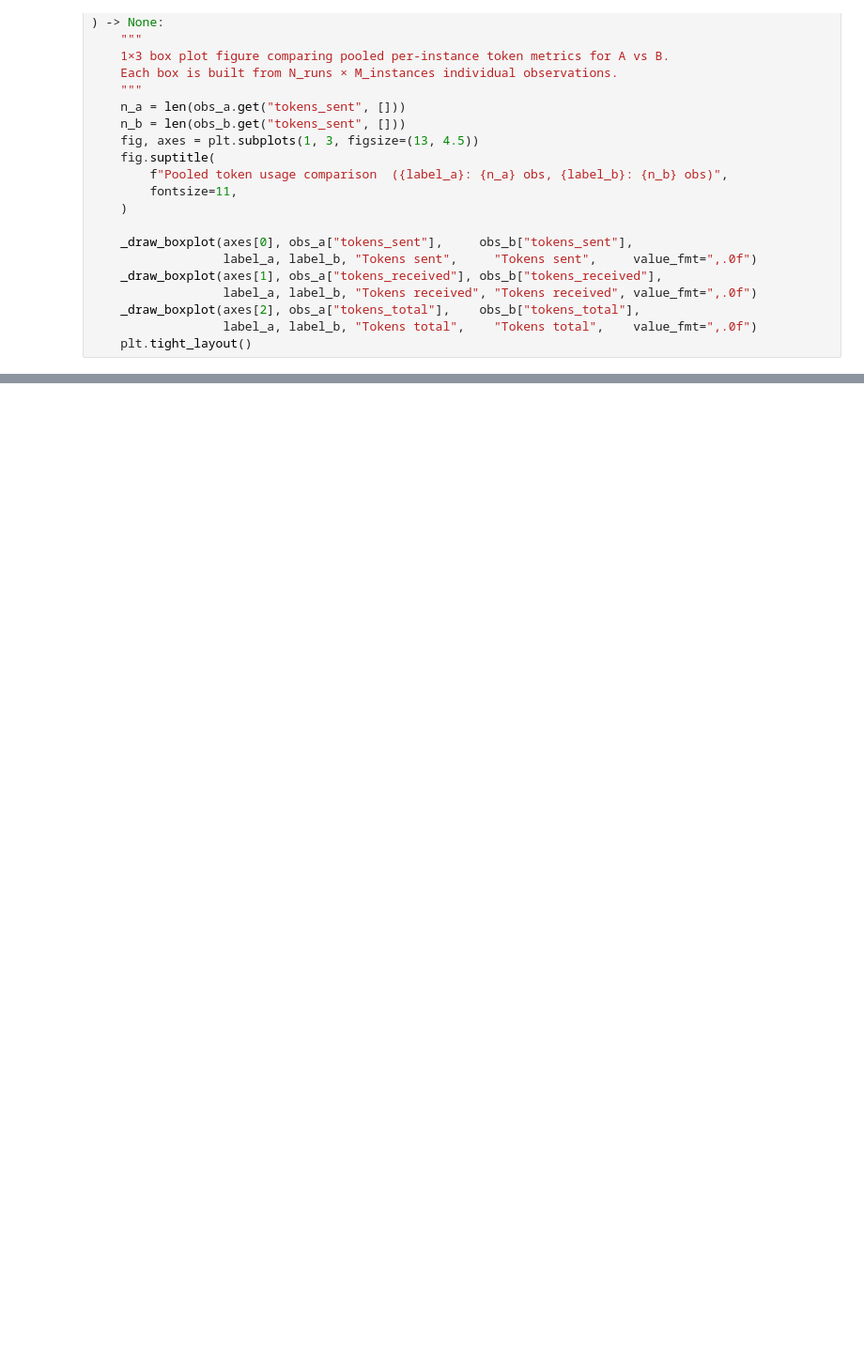
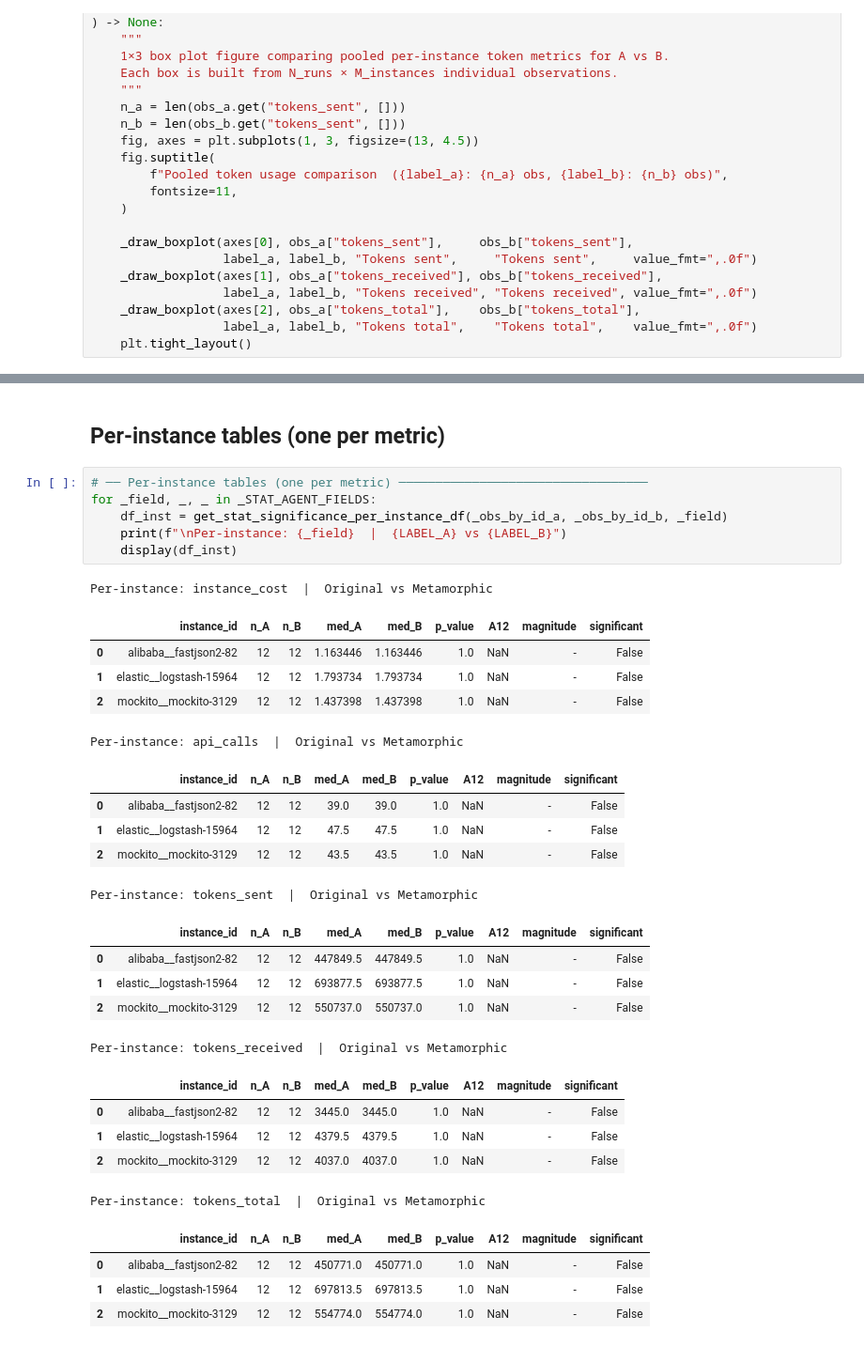
Before and after one commit to Vladislav0Art/thesis-metamorphic-eval, a Jupyter notebook: scripts/analysis.ipynb, the cells around one changed output, grey strips where cells are left out. Shown at 94% size. Drawn from its saved outputs; the diff is of its cells as text; blank space fills up the shorter version.

```diff
--- a/scripts/analysis.ipynb
+++ b/scripts/analysis.ipynb
@@ -768,0 +1069,34 @@ else:
+# %% [markdown]
+## Per-instance tables (one per metric)
+# %%
+# ── Per-instance tables (one per metric) ──────────────────────────────────
+for _field, _, _ in _STAT_AGENT_FIELDS:
+    df_inst = get_stat_significance_per_instance_df(_obs_by_id_a, _obs_by_id_b, _field)
+    print(f"\nPer-instance: {_field}  |  {LABEL_A} vs {LABEL_B}")
+    display(df_inst)
+# %% [output]
+Per-instance: instance_cost  |  Original vs Metamorphic
+|  | instance_id | n_A | n_B | med_A | med_B | p_value | A12 | magnitude | significant |
+| 0 | alibaba__fastjson2-82 | 12 | 12 | 1.163446 | 1.163446 | 1.0 | NaN | - | False |
+| 1 | elastic__logstash-15964 | 12 | 12 | 1.793734 | 1.793734 | 1.0 | NaN | - | False |
+| 2 | mockito__mockito-3129 | 12 | 12 | 1.437398 | 1.437398 | 1.0 | NaN | - | False |
+Per-instance: api_calls  |  Original vs Metamorphic
+|  | instance_id | n_A | n_B | med_A | med_B | p_value | A12 | magnitude | significant |
+| 0 | alibaba__fastjson2-82 | 12 | 12 | 39.0 | 39.0 | 1.0 | NaN | - | False |
+| 1 | elastic__logstash-15964 | 12 | 12 | 47.5 | 47.5 | 1.0 | NaN | - | False |
+| 2 | mockito__mockito-3129 | 12 | 12 | 43.5 | 43.5 | 1.0 | NaN | - | False |
+Per-instance: tokens_sent  |  Original vs Metamorphic
+|  | instance_id | n_A | n_B | med_A | med_B | p_value | A12 | magnitude | significant |
+| 0 | alibaba__fastjson2-82 | 12 | 12 | 447849.5 | 447849.5 | 1.0 | NaN | - | False |
+| 1 | elastic__logstash-15964 | 12 | 12 | 693877.5 | 693877.5 | 1.0 | NaN | - | False |
+| 2 | mockito__mockito-3129 | 12 | 12 | 550737.0 | 550737.0 | 1.0 | NaN | - | False |
+Per-instance: tokens_received  |  Original vs Metamorphic
+|  | instance_id | n_A | n_B | med_A | med_B | p_value | A12 | magnitude | significant |
+| 0 | alibaba__fastjson2-82 | 12 | 12 | 3445.0 | 3445.0 | 1.0 | NaN | - | False |
+| 1 | elastic__logstash-15964 | 12 | 12 | 4379.5 | 4379.5 | 1.0 | NaN | - | False |
+| 2 | mockito__mockito-3129 | 12 | 12 | 4037.0 | 4037.0 | 1.0 | NaN | - | False |
+Per-instance: tokens_total  |  Original vs Metamorphic
+|  | instance_id | n_A | n_B | med_A | med_B | p_value | A12 | magnitude | significant |
+| 0 | alibaba__fastjson2-82 | 12 | 12 | 450771.0 | 450771.0 | 1.0 | NaN | - | False |
+| 1 | elastic__logstash-15964 | 12 | 12 | 697813.5 | 697813.5 | 1.0 | NaN | - | False |
+| 2 | mockito__mockito-3129 | 12 | 12 | 554774.0 | 554774.0 | 1.0 | NaN | - | False |
```
Also changed, not shown: parts of 10 cells of this notebook.
